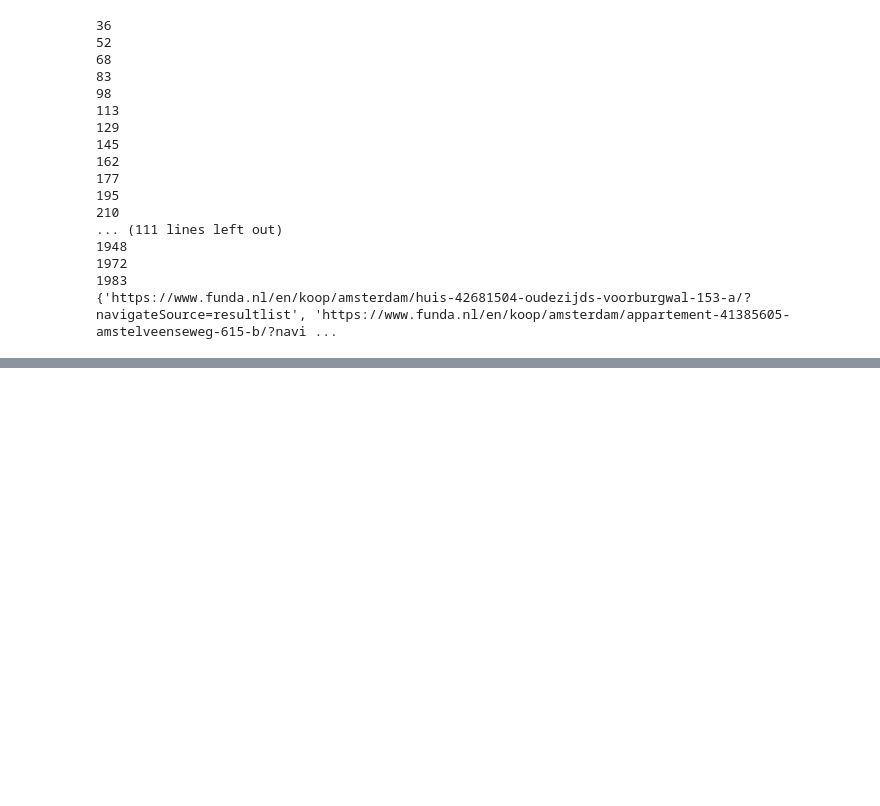
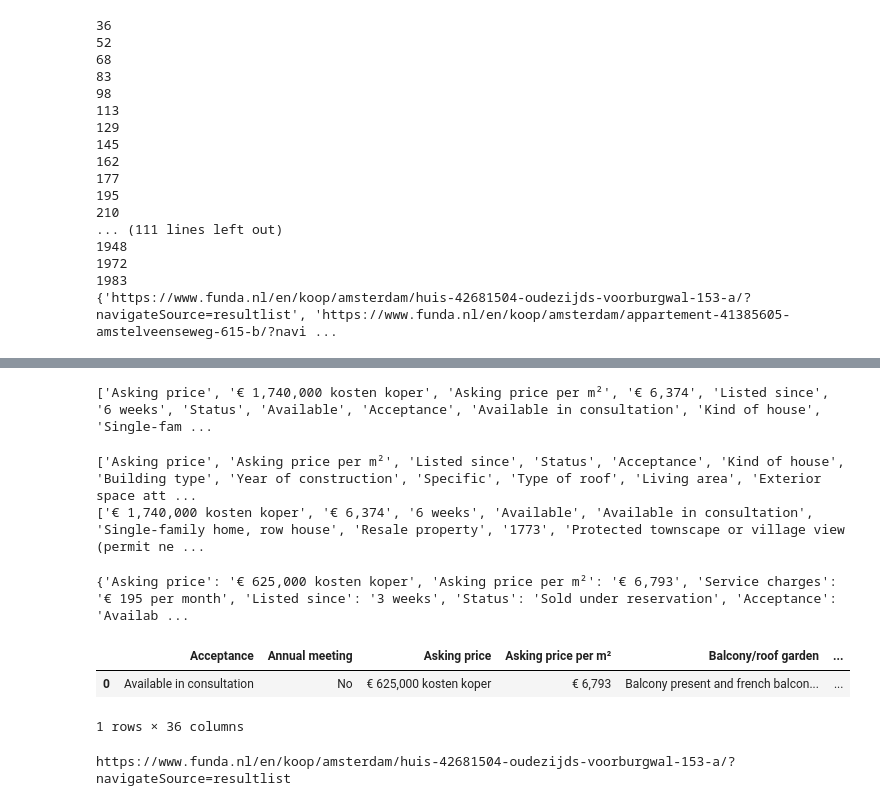
Before and after one commit to RedOrBlueP1ll/datamadness33, a Jupyter notebook: funda_scraper.ipynb, the cells around one changed output, grey strips where cells are left out. Drawn from its saved outputs; the diff is of its cells as text; code cells hidden in the pictures; blank space fills up the shorter version.

```diff
--- a/funda_scraper.ipynb
+++ b/funda_scraper.ipynb
@@ -194,9 +194,11 @@ with open('links.txt','w') as f:
 1983
 {'https://www.funda.nl/en/koop/amsterdam/huis-42681504-oudezijds-voorburgwal-153-a/?navigateSource=resultlist', 'https://www.funda.nl/en/koop/amsterdam/appartement-41385605-amstelveenseweg-615-b/?navi ...
 # %%
-# file2write=open("links.txt",'w')
-# for item in links:
-#     file2write.write(item)
-# file2write.close()
-with open('links.txt','w') as f:
-   f.write(str(links))  # set of numbers & a tuple
+driver = webdriver.Chrome(PATH)
+source = driver.get(url="https://www.funda.nl/en/koop/amsterdam/huis-42623862-bosplaat-8/")
+# print("Element identified by clazss:",driver.find_element_by_class_name("object-kenmerken-body").text)
+print("Views", driver.find_element_by_class_name("object-statistics"))
+# time.sleep(5)
+# driver.close()
+#all the feature information
+print("Element identified by class:",driver.find_element_by_class_name("object-kenmerken-body").text)
@@ -202,0 +223,55 @@ with open('links.txt','w') as f:
+# %%
+source = driver.get(url="https://www.funda.nl/en/koop/amsterdam/huis-42681504-oudezijds-voorburgwal-153-a/?navigateSource=resultlist")
+string = driver.find_element_by_class_name("object-kenmerken-body").text
+without_header = driver.find_elements_by_class_name("object-kenmerken-list")
+
+data = []
+for items in without_header:
+    string = items.text
+    string = string.split('\n')
+    data.extend(string)
+
+data.remove('Areas')
+print(data)
+# %% [output]
+['Asking price', '€ 1,740,000 kosten koper', 'Asking price per m²', '€ 6,374', 'Listed since', '6 weeks', 'Status', 'Available', 'Acceptance', 'Available in consultation', 'Kind of house', 'Single-fam ...
+# %%
+index_start = data.index('Cadastral map')-1
+index_end = data.index('Location')
+temp_end = data[index_end:len(data)]
+data = data[0:index_start]
+data.extend(temp_end)
+#no domain expertise on cadastral data so remove
+col = data[::2]
+row = data[1::2]
+print(col)
+print(row)
+# %% [output]
+['Asking price', 'Asking price per m²', 'Listed since', 'Status', 'Acceptance', 'Kind of house', 'Building type', 'Year of construction', 'Specific', 'Type of roof', 'Living area', 'Exterior space att ...
+['€ 1,740,000 kosten koper', '€ 6,374', '6 weeks', 'Available', 'Available in consultation', 'Single-family home, row house', 'Resale property', '1773', 'Protected townscape or village view (permit ne ...
+# %%
+res = dict(zip(col, row))
+print(res)
+# %% [output]
+{'Asking price': '€ 625,000 kosten koper', 'Asking price per m²': '€ 6,793', 'Service charges': '€ 195 per month', 'Listed since': '3 weeks', 'Status': 'Sold under reservation', 'Acceptance': 'Availab ...
+# %%
+df = pd.DataFrame()
+df = df.append(res, ignore_index=True)
+df.head()
+# %% [output]
+|  | Acceptance | Annual meeting | Asking price | Asking price per m² | Balcony/roof garden | ... |
+| 0 | Available in consultation | No | € 625,000 kosten koper | € 6,793 | Balcony present and french balcon... | ... |
+1 rows × 36 columns
+# %%
+text_file = open('links.txt', 'r')
+lines = text_file.readline()
+links = lines.split(', ')
+# print(data)
+for link in links:
+    index = links.index(link)
+    temp = link[1:len(link)-1]
+    links[index] = temp
+
+print(links[0])
+# %% [output]
+https://www.funda.nl/en/koop/amsterdam/huis-42681504-oudezijds-voorburgwal-153-a/?navigateSource=resultlist
```
Also changed, not shown: parts of 2 cells of this notebook, 1 other file.
